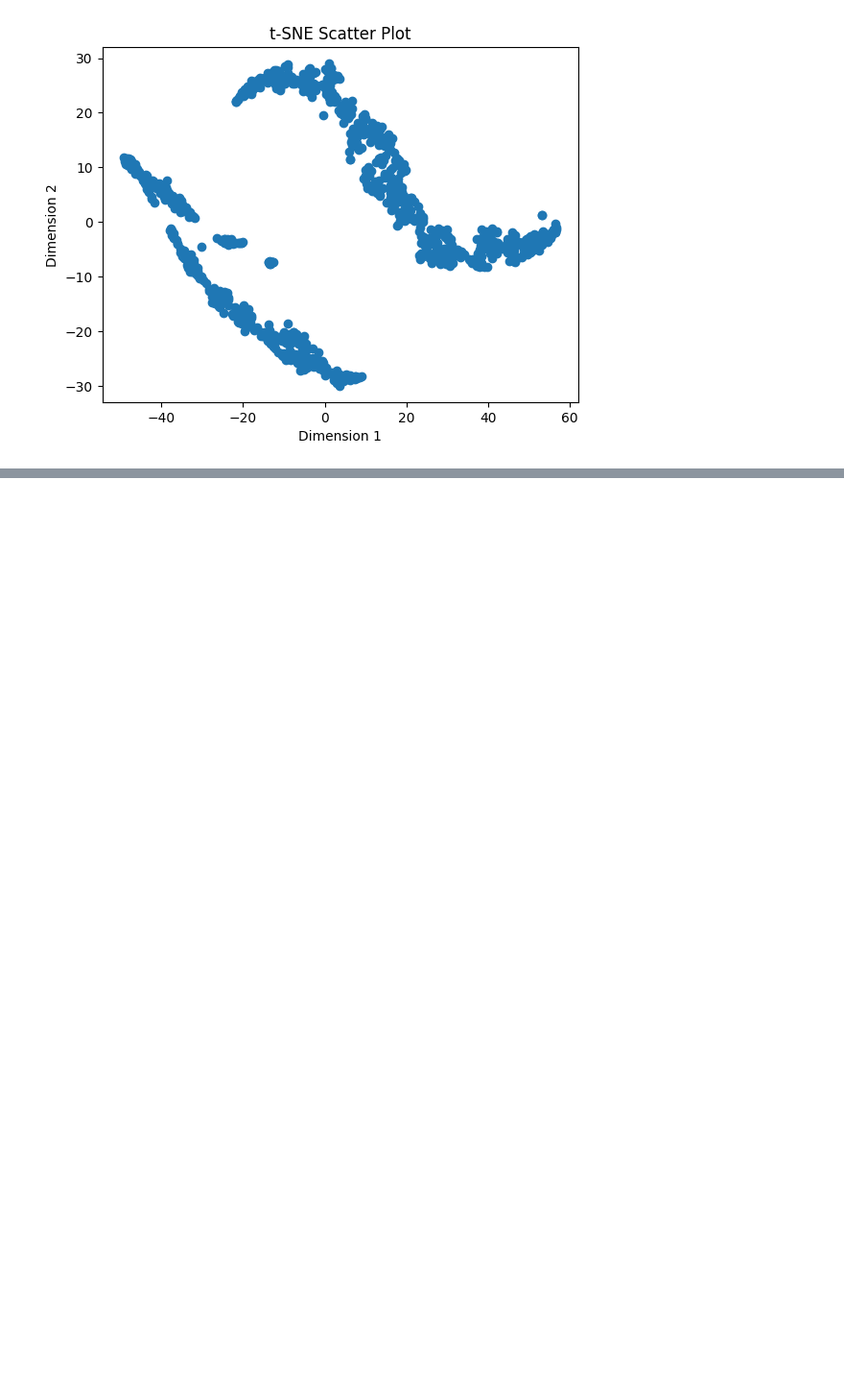
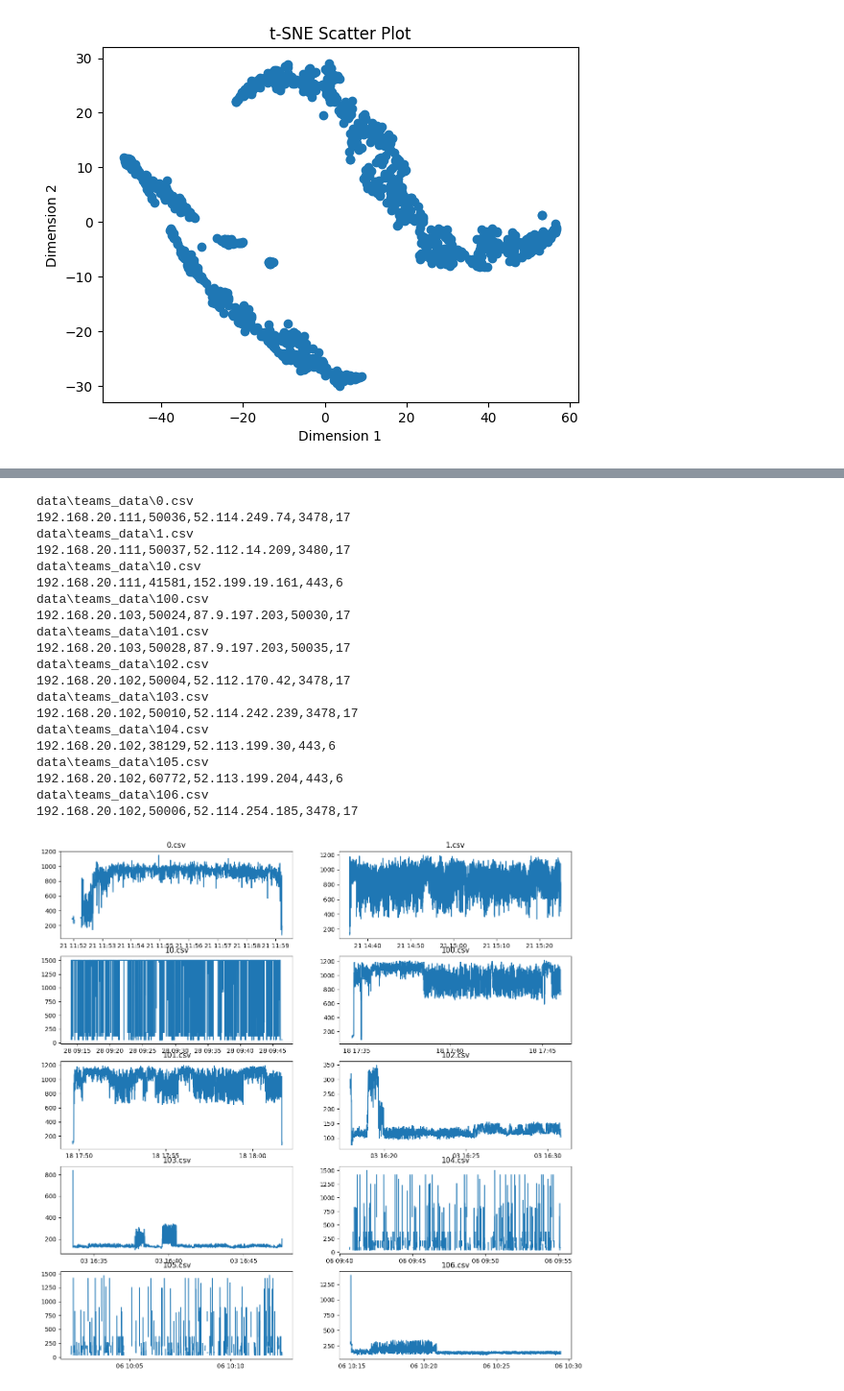
Before and after one commit to nathanielCherian/network-traffic-analysis, a Jupyter notebook: NumericalFeatures.ipynb, the cells around one changed output, grey strips where cells are left out. Shown at 96% size. Saved outputs shown, nothing was run; the diff lists cells and outputs as text; code cells hidden in the pictures; blank space fills up the shorter version.

```diff
--- a/NumericalFeatures.ipynb
+++ b/NumericalFeatures.ipynb
@@ -188,0 +284,40 @@ Text(0, 0.5, 'Dimension 2')
+# %%
+fig, axs = plt.subplots(5, 2, figsize=(15, 15))
+
+for i, filename in enumerate(os.listdir(directory_path)[:10]):
+    if filename.endswith('.csv'):  # Assuming all files are CSVs, you can adjust the extension as needed
+        file_path = os.path.join(directory_path, filename)
+        print(file_path)
+        team_df = pd.read_csv(file_path)
+        flows = seperate_flows(team_df)
+        max_length_df_key = max(flows, key=lambda key: len(flows[key]))
+        print(max_length_df_key)
+        max_flow = flows[max_length_df_key]
+        max_flow['timestamp'] = pd.to_datetime(max_flow['timestamp'], unit='s')
+        resampled_flow = max_flow.set_index('timestamp').drop(columns=['five-tuple']).resample('250L').median()
+
+        row, col = divmod(i, 2)  # Calculate the row and column index
+        axs[row, col].plot(resampled_flow.index, resampled_flow['packet_size'])
+        axs[row, col].set_title(filename)
+# %% [output]
+data\teams_data\0.csv
+192.168.20.111,50036,52.114.249.74,3478,17
+data\teams_data\1.csv
+192.168.20.111,50037,52.112.14.209,3480,17
+data\teams_data\10.csv
+192.168.20.111,41581,152.199.19.161,443,6
+data\teams_data\100.csv
+192.168.20.103,50024,87.9.197.203,50030,17
+data\teams_data\101.csv
+192.168.20.103,50028,87.9.197.203,50035,17
+data\teams_data\102.csv
+192.168.20.102,50004,52.112.170.42,3478,17
+data\teams_data\103.csv
+192.168.20.102,50010,52.114.242.239,3478,17
+data\teams_data\104.csv
+192.168.20.102,38129,52.113.199.30,443,6
+data\teams_data\105.csv
+192.168.20.102,60772,52.113.199.204,443,6
+data\teams_data\106.csv
+192.168.20.102,50006,52.114.254.185,3478,17
+[figure, added]
```
Also changed, not shown: parts of 8 cells of this notebook, 4 other files.
